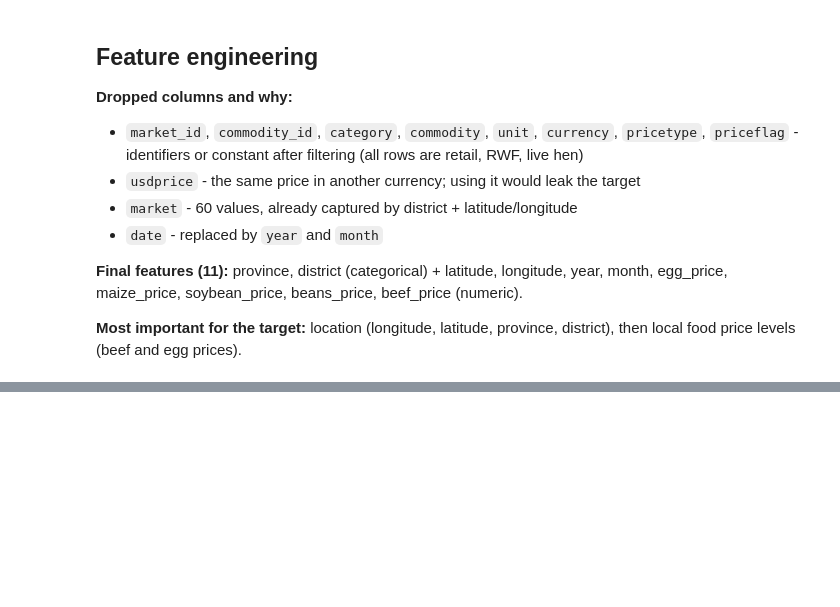
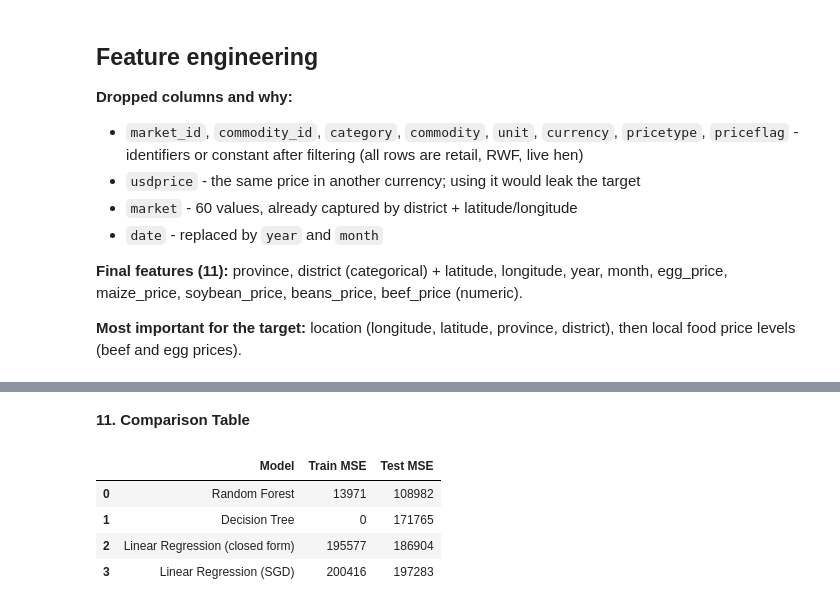
Before and after one commit to Bonesha-5/linear_regression_model, a Jupyter notebook: summative/linear_regression/multivariate.ipynb, the cells around one changed output, grey strips where cells are left out. Cells and saved outputs as stored; diff of their text form; code cells hidden in the pictures; blank space fills up the shorter version.

```diff
--- a/summative/linear_regression/multivariate.ipynb
+++ b/summative/linear_regression/multivariate.ipynb
@@ -169,0 +285,33 @@ plt.show()
+# %%
+models = {
+    "Linear Regression (closed form)": LinearRegression(),
+    "Decision Tree": DecisionTreeRegressor(random_state=42),
+    "Random Forest": RandomForestRegressor(n_estimators=300, random_state=42, n_jobs=-1),
+}
+
+fitted = {}
+comparison = [{
+    "Model": "Linear Regression (SGD)",
+    "Train MSE": round(sgd_train_losses[-1]),
+    "Test MSE": round(sgd_test_losses[-1]),
+}]
+
+for name, model in models.items():
+    model.fit(X_train_p, y_train)          # train on the already-scaled/encoded data
+    fitted[name] = model
+    comparison.append({
+        "Model": name,
+        "Train MSE": round(mean_squared_error(y_train, model.predict(X_train_p))),
+        "Test MSE": round(mean_squared_error(y_test, model.predict(X_test_p))),
+    })
+# %% [markdown]
+**11. Comparison Table**
+# %%
+comparison_df = pd.DataFrame(comparison).sort_values("Test MSE").reset_index(drop=True)
+comparison_df
+# %% [output]
+|  | Model | Train MSE | Test MSE |
+| 0 | Random Forest | 13971 | 108982 |
+| 1 | Decision Tree | 0 | 171765 |
+| 2 | Linear Regression (closed form) | 195577 | 186904 |
+| 3 | Linear Regression (SGD) | 200416 | 197283 |
```
Also changed, not shown: parts of 12 cells of this notebook.
